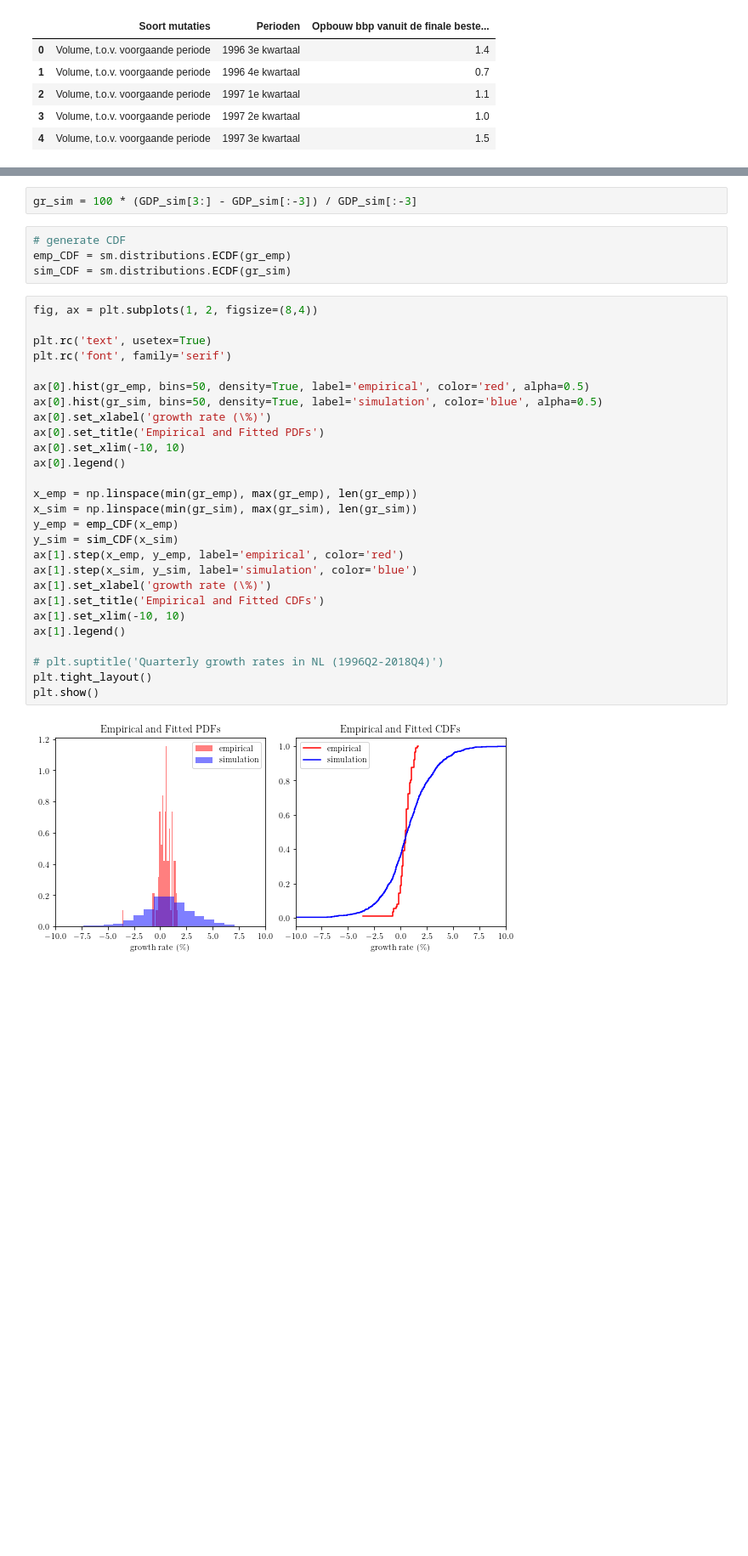
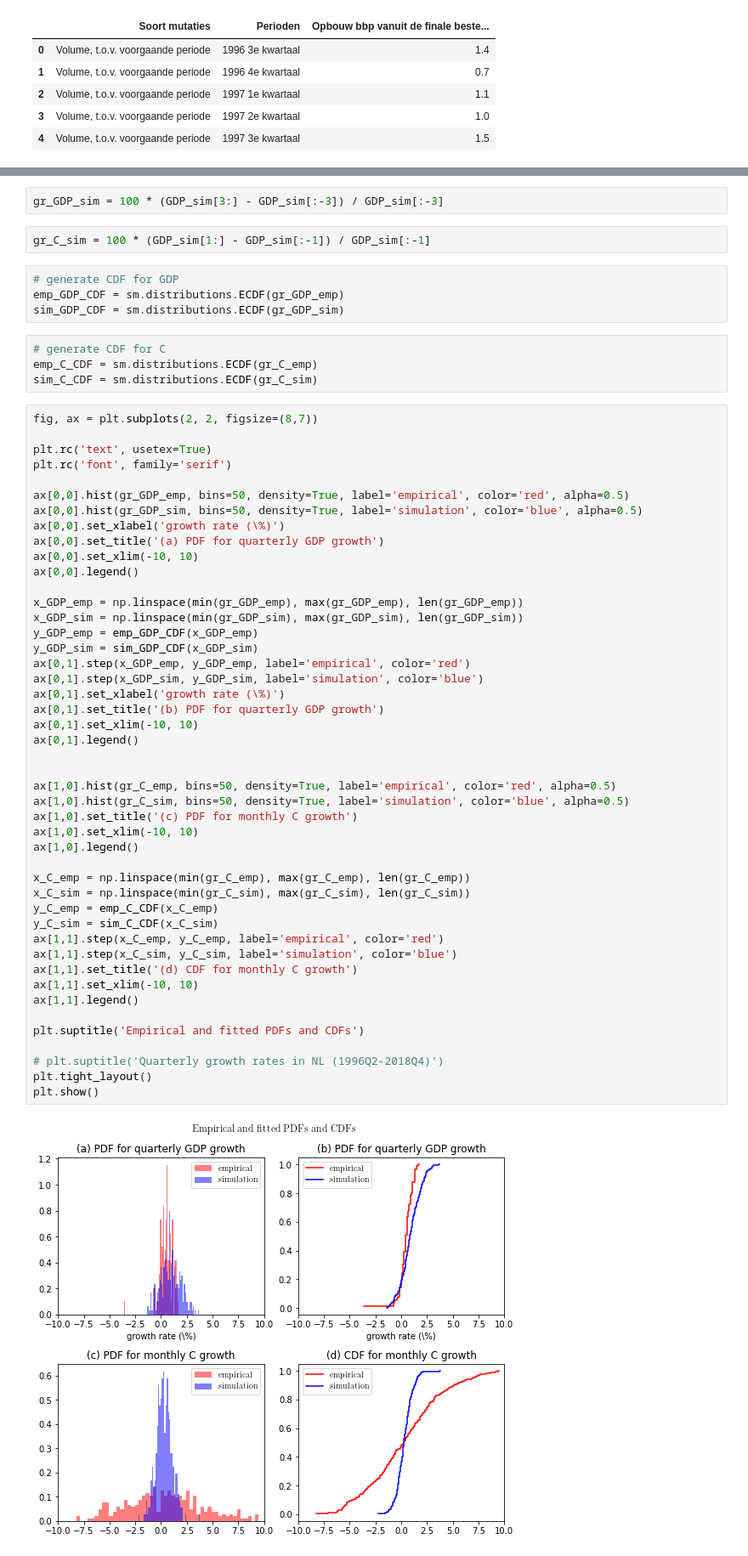
Before and after one commit to Tarsatir/Capsule_Climate, a Jupyter notebook: data/empirical_growth.ipynb, the cells around one changed output, grey strips where cells are left out. Shown: that part at 85% size. Cells and saved outputs as stored; diff of their text form; blank space fills up the shorter version.

Commit message:
data analysis of growth rates, increased performance

```diff
--- a/data/empirical_growth.ipynb
+++ b/data/empirical_growth.ipynb
@@ -22,37 +37,62 @@ gr_emp = df_GDP_emp['Opbouw bbp vanuit de finale bestedingen/Beschikbaar voor fi
 # %%
-gr_sim = 100 * (GDP_sim[3:] - GDP_sim[:-3]) / GDP_sim[:-3]
+gr_GDP_sim = 100 * (GDP_sim[3:] - GDP_sim[:-3]) / GDP_sim[:-3]
+# %%
+gr_C_sim = 100 * (GDP_sim[1:] - GDP_sim[:-1]) / GDP_sim[:-1]
 # %%
-# generate CDF
-emp_CDF = sm.distributions.ECDF(gr_emp)
-sim_CDF = sm.distributions.ECDF(gr_sim)
+# generate CDF for GDP
+emp_GDP_CDF = sm.distributions.ECDF(gr_GDP_emp)
+sim_GDP_CDF = sm.distributions.ECDF(gr_GDP_sim)
+# %%
+# generate CDF for C
+emp_C_CDF = sm.distributions.ECDF(gr_C_emp)
+sim_C_CDF = sm.distributions.ECDF(gr_C_sim)
 # %%
-fig, ax = plt.subplots(1, 2, figsize=(8,4))
+fig, ax = plt.subplots(2, 2, figsize=(8,7))
 
 plt.rc('text', usetex=True)
 plt.rc('font', family='serif')
 
-ax[0].hist(gr_emp, bins=50, density=True, label='empirical', color='red', alpha=0.5)
-ax[0].hist(gr_sim, bins=50, density=True, label='simulation', color='blue', alpha=0.5)
-ax[0].set_xlabel('growth rate (\%)')
-ax[0].set_title('Empirical and Fitted PDFs')
-ax[0].set_xlim(-10, 10)
-ax[0].legend()
+ax[0,0].hist(gr_GDP_emp, bins=50, density=True, label='empirical', color='red', alpha=0.5)
+ax[0,0].hist(gr_GDP_sim, bins=50, density=True, label='simulation', color='blue', alpha=0.5)
+ax[0,0].set_xlabel('growth rate (\%)')
+ax[0,0].set_title('(a) PDF for quarterly GDP growth')
+ax[0,0].set_xlim(-10, 10)
+ax[0,0].legend()
 
-x_emp = np.linspace(min(gr_emp), max(gr_emp), len(gr_emp))
-x_sim = np.linspace(min(gr_sim), max(gr_sim), len(gr_sim))
-y_emp = emp_CDF(x_emp)
-y_sim = sim_CDF(x_sim)
-ax[1].step(x_emp, y_emp, label='empirical', color='red')
-ax[1].step(x_sim, y_sim, label='simulation', color='blue')
-ax[1].set_xlabel('growth rate (\%)')
-ax[1].set_title('Empirical and Fitted CDFs')
-ax[1].set_xlim(-10, 10)
-ax[1].legend()
+x_GDP_emp = np.linspace(min(gr_GDP_emp), max(gr_GDP_emp), len(gr_GDP_emp))
+x_GDP_sim = np.linspace(min(gr_GDP_sim), max(gr_GDP_sim), len(gr_GDP_sim))
+y_GDP_emp = emp_GDP_CDF(x_GDP_emp)
+y_GDP_sim = sim_GDP_CDF(x_GDP_sim)
+ax[0,1].step(x_GDP_emp, y_GDP_emp, label='empirical', color='red')
+ax[0,1].step(x_GDP_sim, y_GDP_sim, label='simulation', color='blue')
+ax[0,1].set_xlabel('growth rate (\%)')
+ax[0,1].set_title('(b) PDF for quarterly GDP growth')
+ax[0,1].set_xlim(-10, 10)
+ax[0,1].legend()
+
+
+ax[1,0].hist(gr_C_emp, bins=50, density=True, label='empirical', color='red', alpha=0.5)
+ax[1,0].hist(gr_C_sim, bins=50, density=True, label='simulation', color='blue', alpha=0.5)
+ax[1,0].set_title('(c) PDF for monthly C growth')
+ax[1,0].set_xlim(-10, 10)
+ax[1,0].legend()
+
+x_C_emp = np.linspace(min(gr_C_emp), max(gr_C_emp), len(gr_C_emp))
+x_C_sim = np.linspace(min(gr_C_sim), max(gr_C_sim), len(gr_C_sim))
+y_C_emp = emp_C_CDF(x_C_emp)
+y_C_sim = sim_C_CDF(x_C_sim)
+ax[1,1].step(x_C_emp, y_C_emp, label='empirical', color='red')
+ax[1,1].step(x_C_sim, y_C_sim, label='simulation', color='blue')
+ax[1,1].set_title('(d) CDF for monthly C growth')
+ax[1,1].set_xlim(-10, 10)
+ax[1,1].legend()
+
+plt.suptitle('Empirical and fitted PDFs and CDFs')
 
 # plt.suptitle('Quarterly growth rates in NL (1996Q2-2018Q4)')
 plt.tight_layout()
 plt.show()
 # %% [output]
-[figure, old version]
+[figure, new version]
 # %%
 # Perform 2-sample KS test
```
Also changed, not shown: parts of 9 cells of this notebook, 18 other files.
